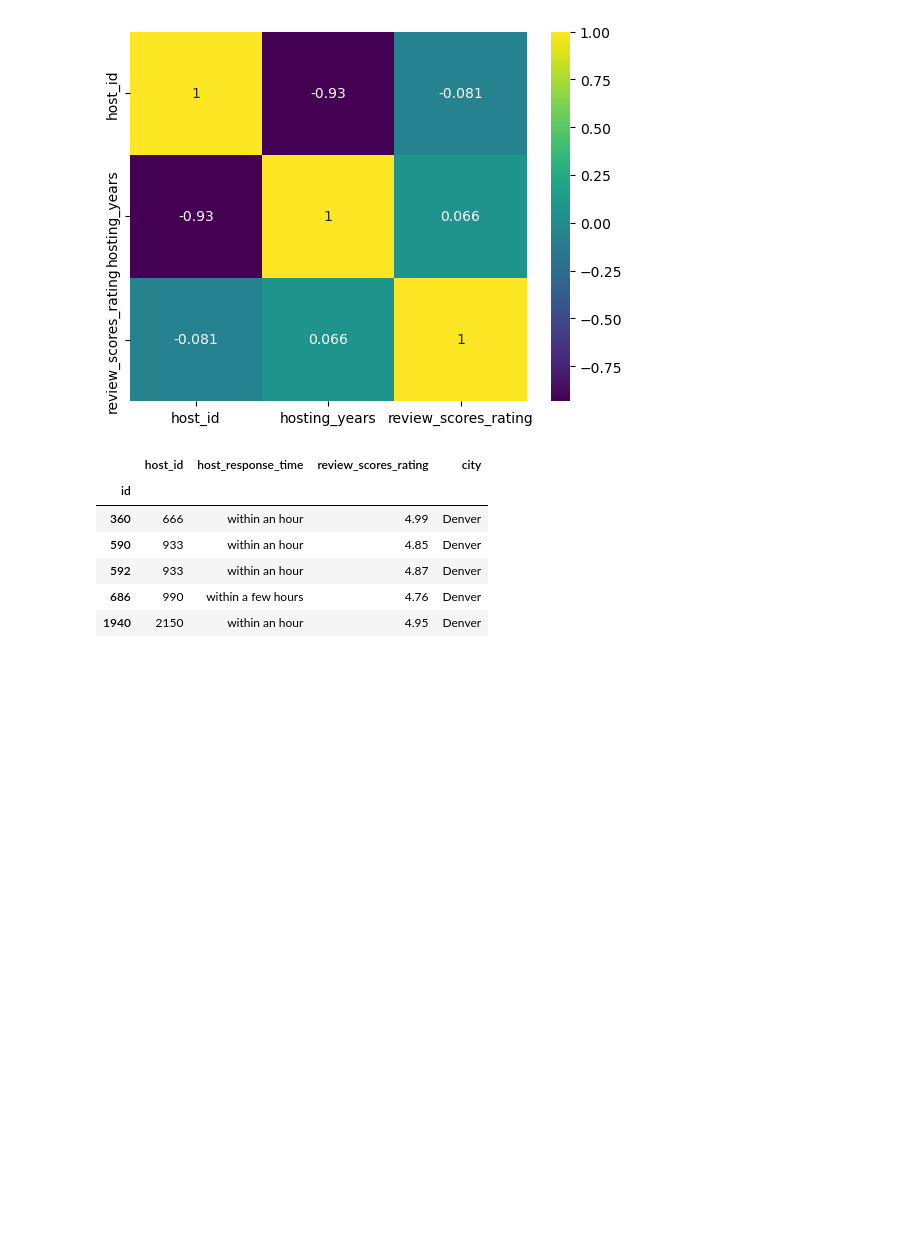
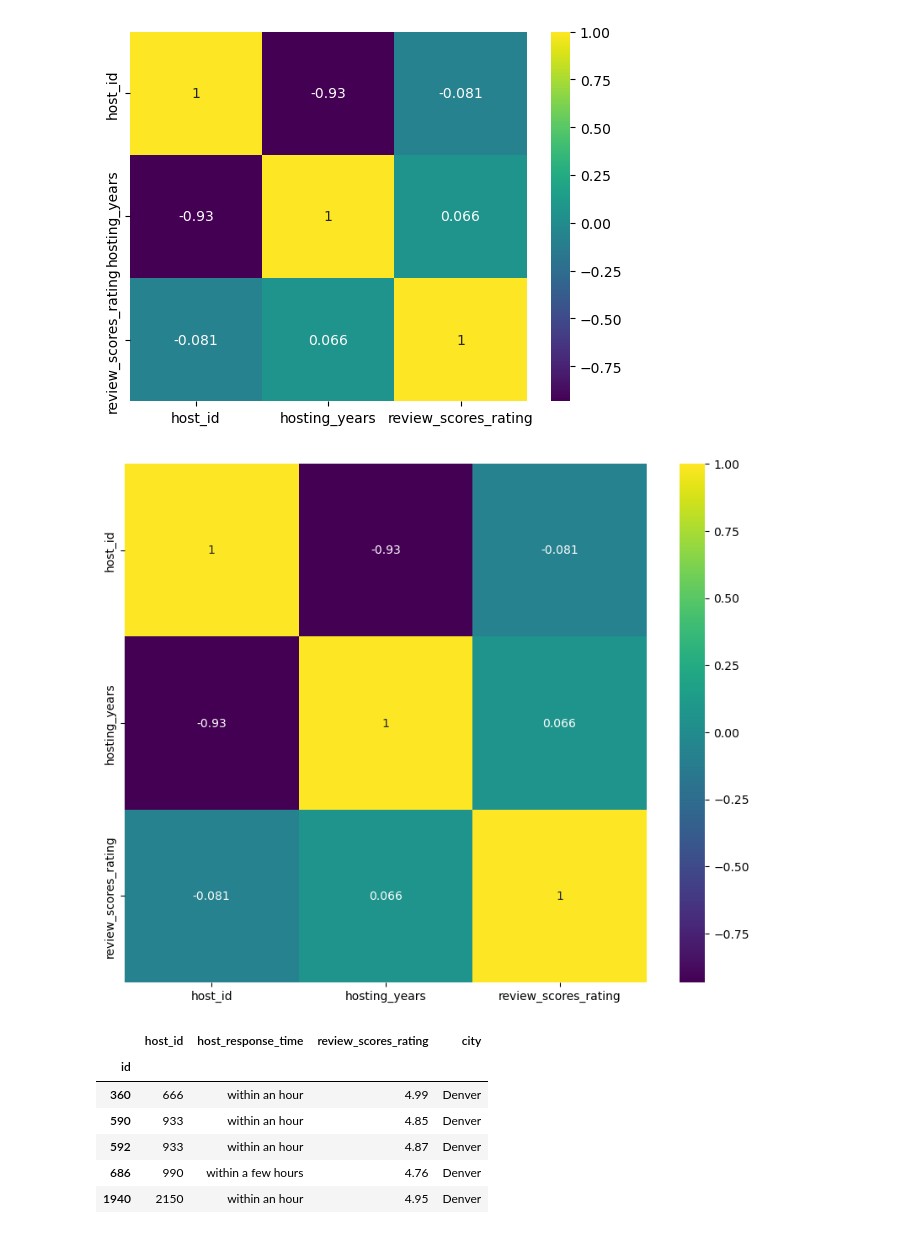
Before and after one commit to bmckimmy/Panda-o-rama, a Jupyter notebook: SB_files/sb_host.ipynb, the cells around one changed output. Cells and saved outputs as stored; diff of their text form; code cells hidden in the pictures; blank space fills up the shorter version.

```diff
--- a/SB_files/sb_host.ipynb
+++ b/SB_files/sb_host.ipynb
@@ -356,6 +462,12 @@ sns.heatmap(corr, annot=True, cmap="viridis")
 plt.show()
 # %% [output]
 [figure]
+# %%
+plt.figure(figsize=(10, 8))
+sns.heatmap(corr, annot=True, cmap="viridis")
+plt.show()
+# %% [output]
+[figure, added]
 # %%
 #now look at the responsiveness of the host to the rating
 response_to_rating= pd.DataFrame(host_info_cleaned_df[["id","host_id", "host_response_time", "review_scores_rating", "city"]])
```
Also changed, not shown: parts of 26 cells of this notebook.
